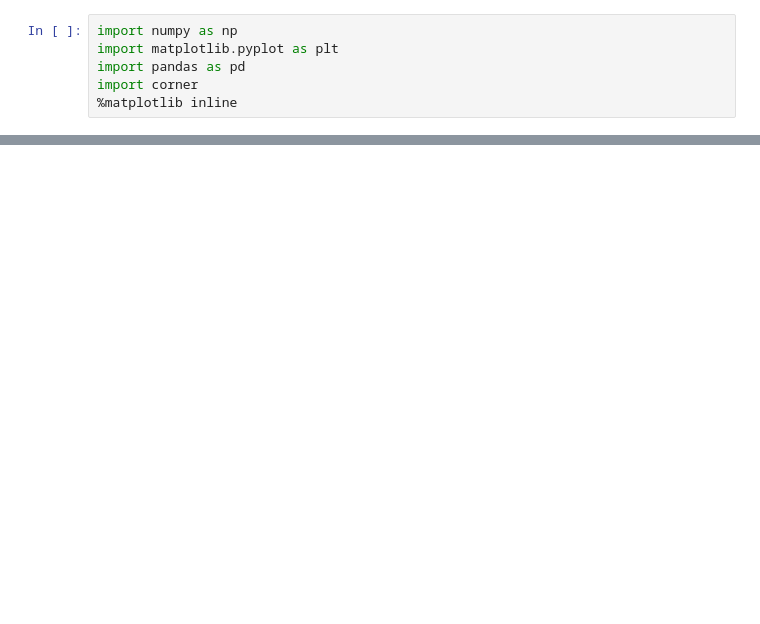
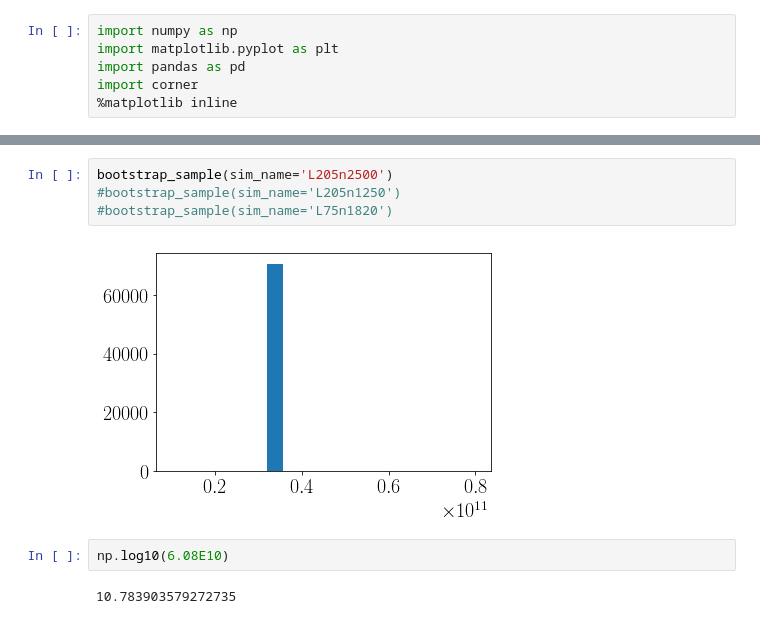
Before and after one commit to cgomez11/projectLC, a Jupyter notebook: nb/explora.ipynb, the cells around one changed output, grey strips where cells are left out. Drawn from its saved outputs; the diff is of its cells as text; blank space fills up the shorter version.

```diff
--- a/nb/explora.ipynb
+++ b/nb/explora.ipynb
@@ -63,3 +76,13 @@ n_points 904
+# %%
+bootstrap_sample(sim_name='L205n2500')
+#bootstrap_sample(sim_name='L205n1250')
+#bootstrap_sample(sim_name='L75n1820')
+# %% [output]
+[figure, added]
+# %%
+np.log10(6.08E10)
+# %% [output]
+10.783903579272735
 # %%
 def logproba(x, mean_x=6.08E10, sigma_x=1.14E10):
     d = (mean_x - x)/sigma_x
```
Also changed, not shown: parts of 6 cells of this notebook.
